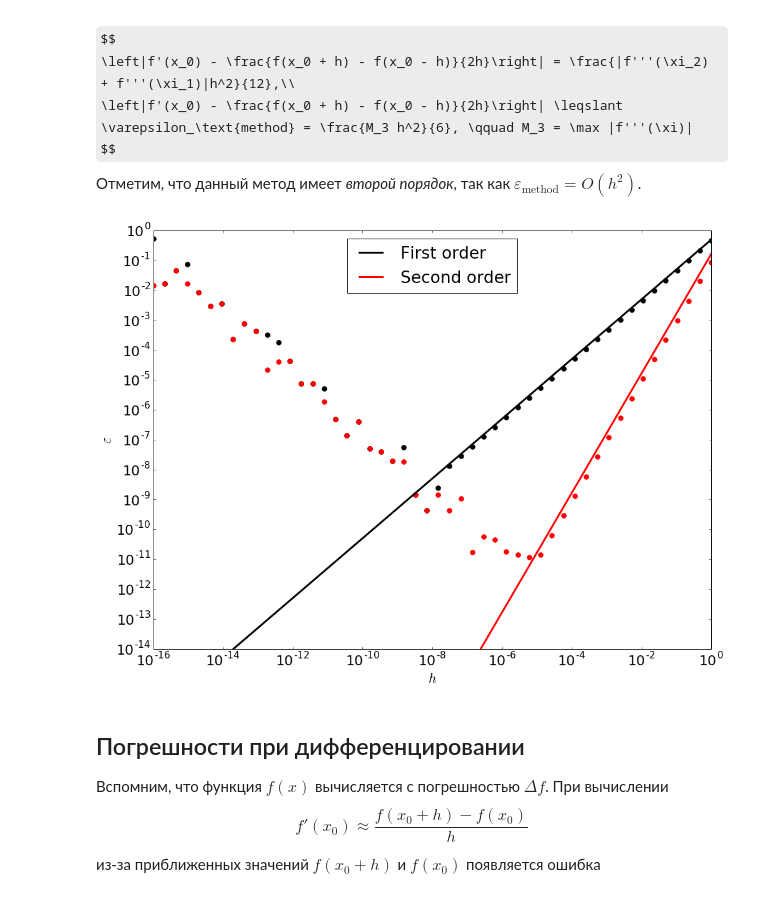
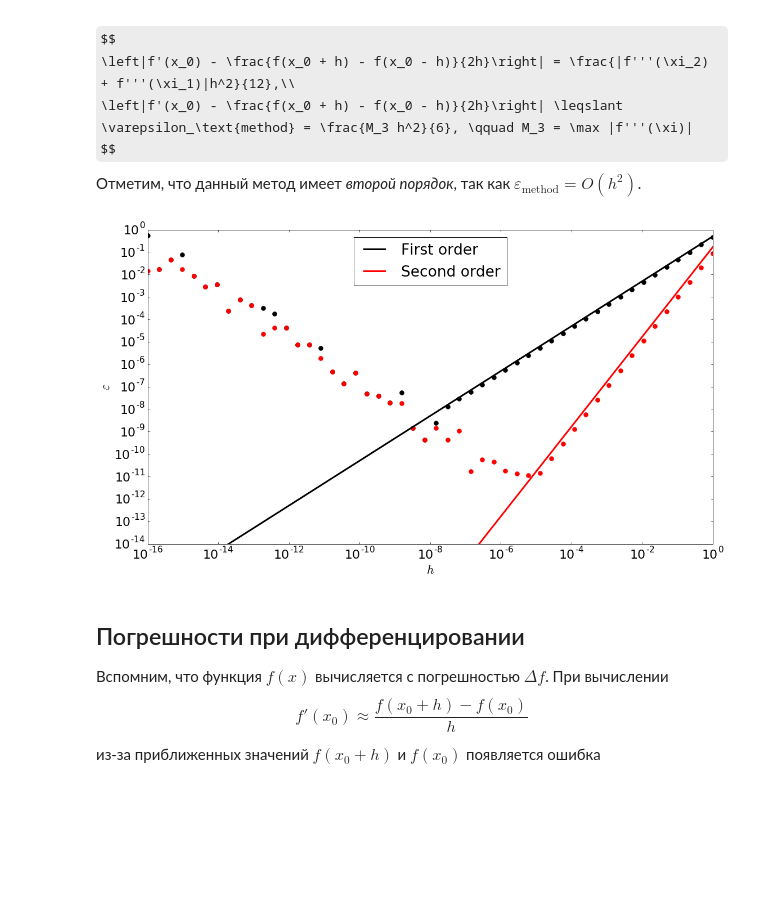
Before and after one commit to CompMathGroup/compmath-slides, a Jupyter notebook: jupyter-slides/01-ErrorsDiff/ErrorsDiff.ipynb, the cells around one changed output. Cells and saved outputs as stored; diff of their text form; code cells hidden in the pictures; some formulas as TeX source; blank space fills up the shorter version.

```diff
--- a/jupyter-slides/01-ErrorsDiff/ErrorsDiff.ipynb
+++ b/jupyter-slides/01-ErrorsDiff/ErrorsDiff.ipynb
@@ -247,24 +251,24 @@ def diff2(f, x0, h):
 # %%
 hs = np.logspace(-16, 0, num=50) # h = 1e-16 ... 1
 errs1 = []
 errs2 = []
 for h in hs:
     errs1.append(abs(diff1(np.sin, 1, h) - np.cos(1)))
     errs2.append(abs(diff2(np.sin, 1, h) - np.cos(1)))
 
 M2 = M3 = 1
-plt.figure(figsize=(16, 12))
+plt.figure(figsize=(18, 10))
 plt.loglog(hs, errs1, 'k.', ms=16)
 plt.loglog(hs, errs2, 'r.', ms=16)
 plt.loglog(hs, M2 * hs / 2, 'k-', label='First order', lw=3)
 plt.loglog(hs, M3 * hs**2 / 6, 'r-', label='Second order', lw=3)
 plt.ylim(1e-14, 1)
 plt.xlabel('$h$')
 plt.ylabel('$\\varepsilon$')
 plt.legend(loc='upper center')
 plt.show()
 # %% [output]
-[figure, old version]
+[figure, new version]
 # %% [markdown]
 ## Погрешности при дифференцировании
 
```
Also changed, not shown: parts of 7 cells of this notebook.
